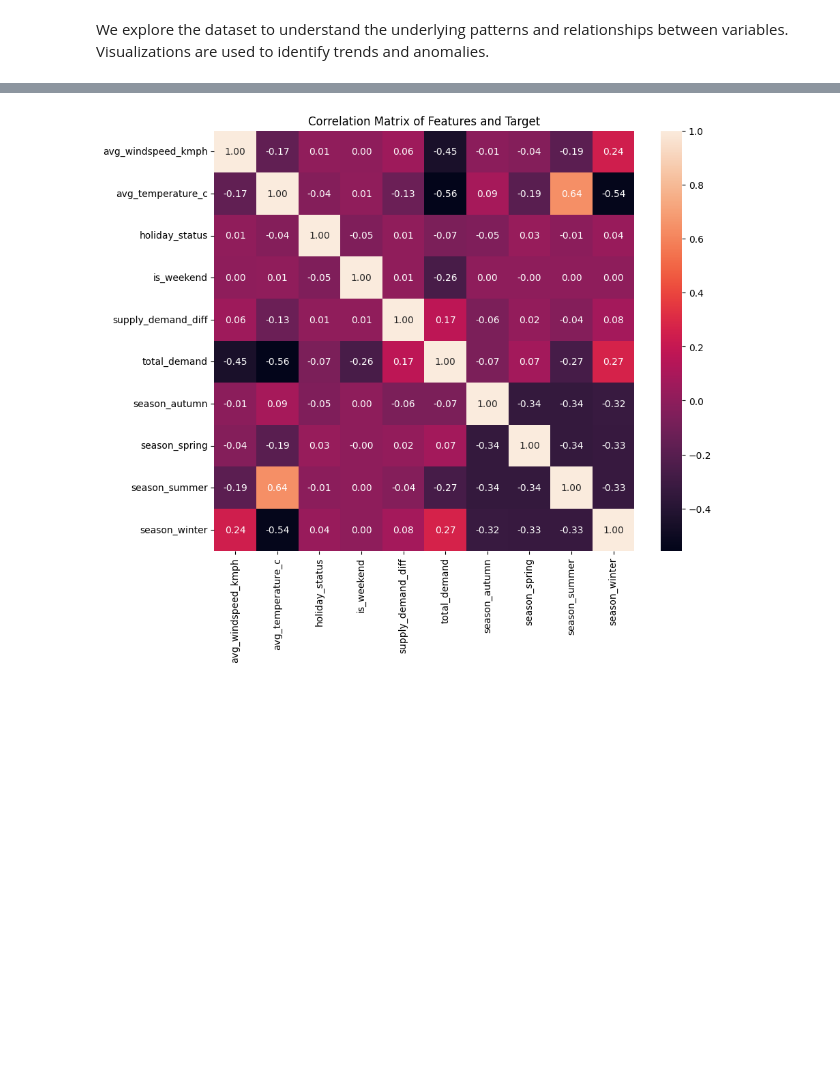
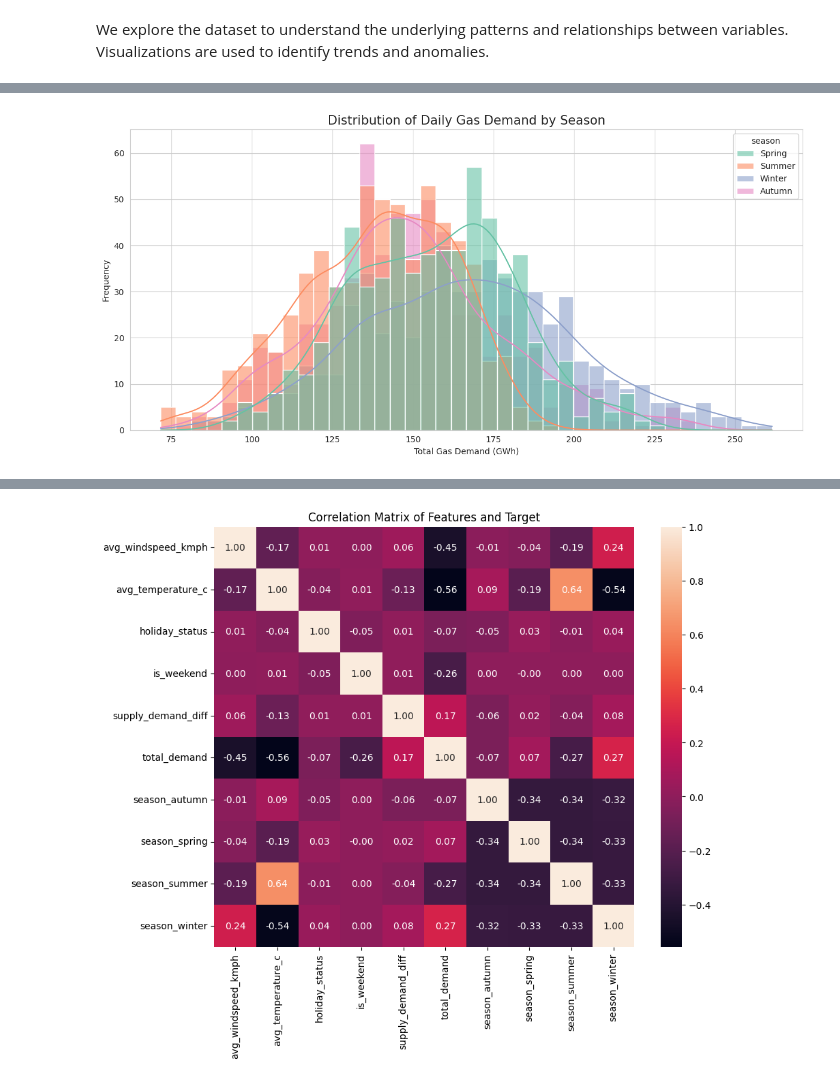
Before and after one commit to SiddhanthNB/xai-gas-prediction-ireland, a Jupyter notebook: gas_demand_prediction_ireland_xai.ipynb, the cells around one changed output, grey strips where cells are left out. Drawn from its saved outputs; the diff is of its cells as text; code cells hidden in the pictures; blank space fills up the shorter version.

```diff
--- a/gas_demand_prediction_ireland_xai.ipynb
+++ b/gas_demand_prediction_ireland_xai.ipynb
@@ -499,0 +519,25 @@ import seaborn as sns
+# %%
+season_cols = ['season_autumn', 'season_winter', 'season_summer', 'season_spring']
+eda_df['season'] = eda_df[season_cols].idxmax(axis=1).str.replace('season_', '').str.capitalize()
+
+plt.figure(figsize=(12, 6))
+sns.set_style('whitegrid')
+
+sns.histplot(
+    data=eda_df,
+    x='total_demand',
+    hue='season',
+    kde=True,
+    palette='Set2',
+    bins=40,
+    alpha=0.6,
+    legend=True
+)
+
+plt.title('Distribution of Daily Gas Demand by Season', fontsize=15)
+plt.xlabel('Total Gas Demand (GWh)')
+plt.ylabel('Frequency')
+plt.tight_layout()
+plt.show()
+# %% [output]
+[figure, added]
```
Also changed, not shown: parts of 6 cells of this notebook.
